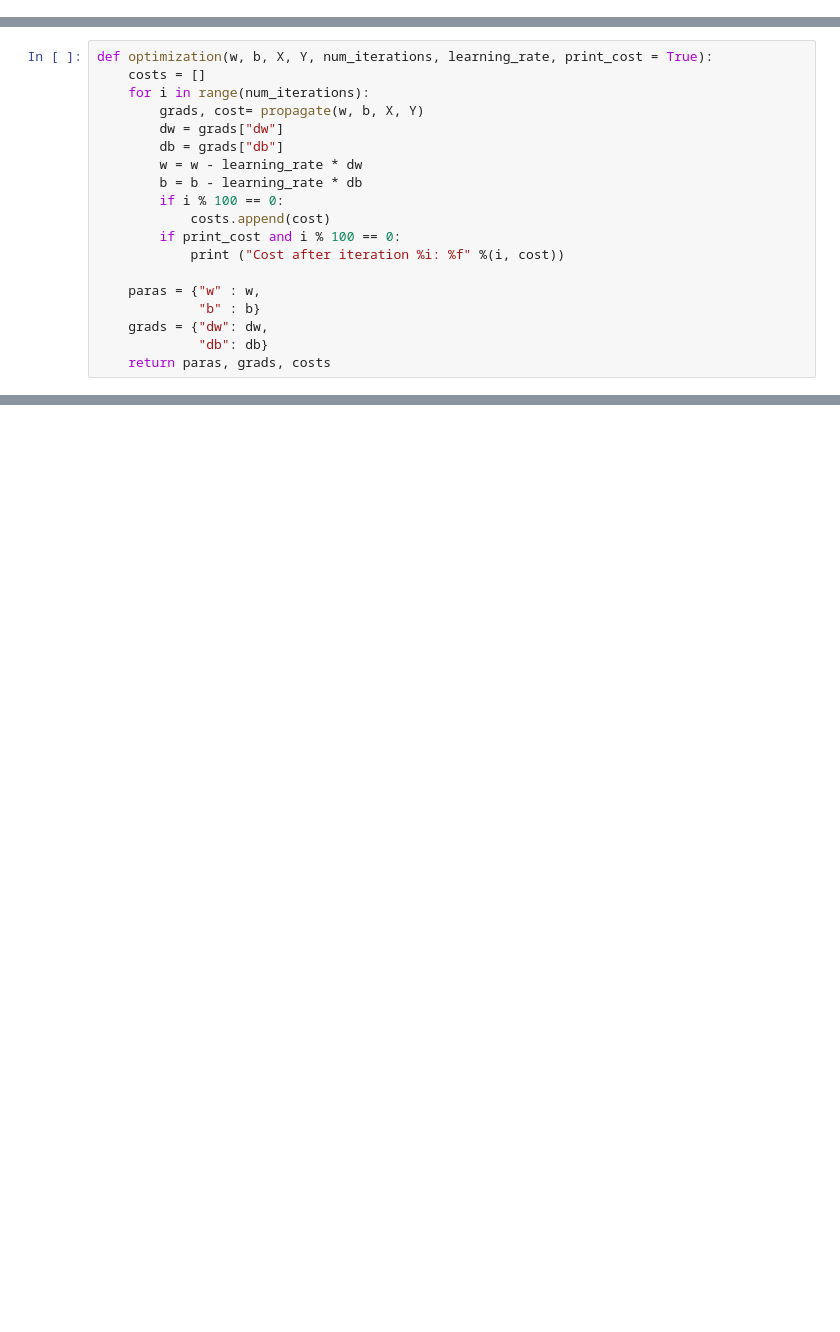
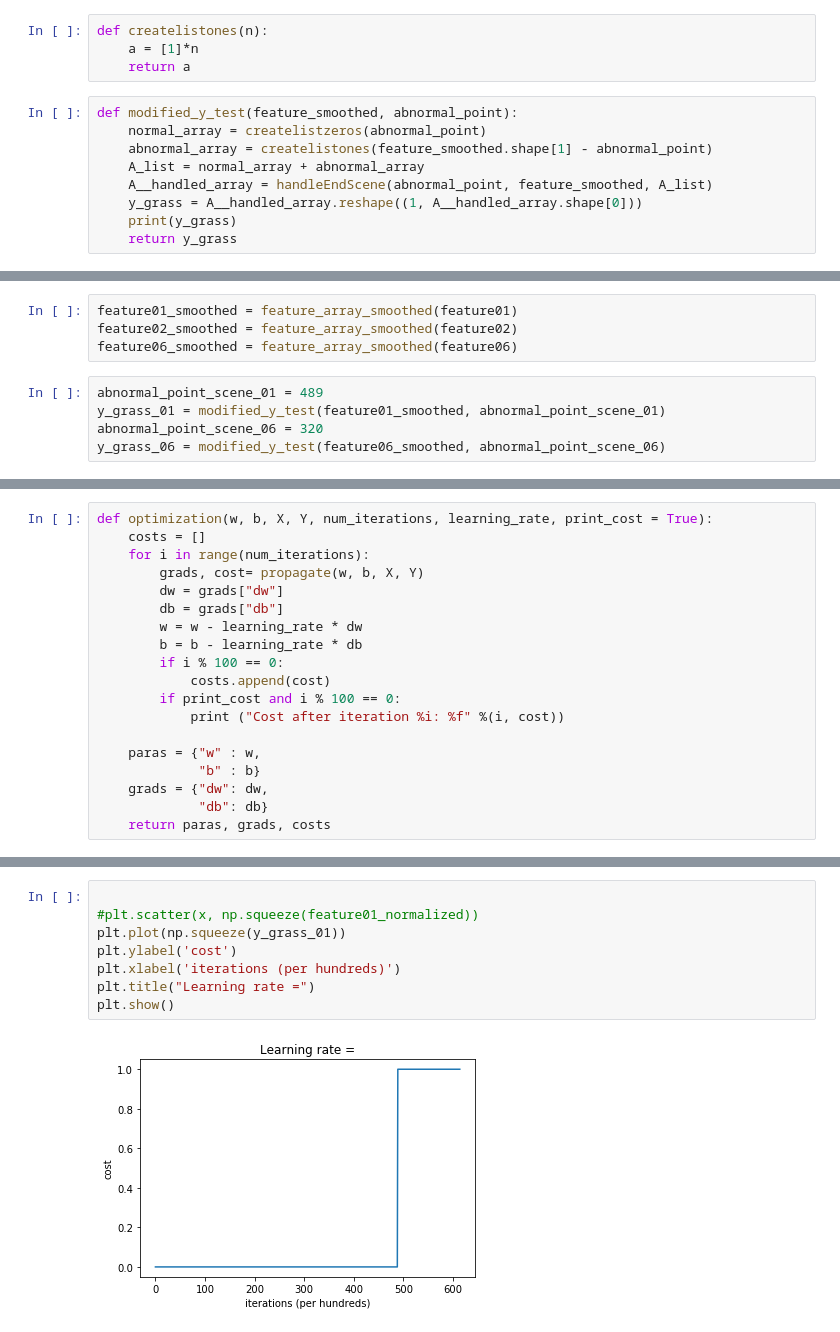
Before and after one commit to patrick0507Joyce/Deeplearning, a Jupyter notebook: Classification.ipynb, the cells around one changed output, grey strips where cells are left out. Cells and saved outputs as stored; diff of their text form; blank space fills up the shorter version.

```diff
--- a/Classification.ipynb
+++ b/Classification.ipynb
@@ -19,0 +50,13 @@ print(train_set_x.shape)
+# %%
+def createlistones(n):
+    a = [1]*n
+    return a
+# %%
+def modified_y_test(feature_smoothed, abnormal_point):
+    normal_array = createlistzeros(abnormal_point)
+    abnormal_array = createlistones(feature_smoothed.shape[1] - abnormal_point)
+    A_list = normal_array + abnormal_array
+    A__handled_array = handleEndScene(abnormal_point, feature_smoothed, A_list)
+    y_grass = A__handled_array.reshape((1, A__handled_array.shape[0]))
+    print(y_grass)
+    return y_grass
@@ -19,0 +70,9 @@ print(train_set_x.shape)
+# %%
+feature01_smoothed = feature_array_smoothed(feature01)
+feature02_smoothed = feature_array_smoothed(feature02)
+feature06_smoothed = feature_array_smoothed(feature06)
+# %%
+abnormal_point_scene_01 = 489
+y_grass_01 = modified_y_test(feature01_smoothed, abnormal_point_scene_01)
+abnormal_point_scene_06 = 320
+y_grass_06 = modified_y_test(feature06_smoothed, abnormal_point_scene_06)
@@ -103 +223,11 @@ NameError: name 'Y' is not defined
+# %%
+
+#plt.scatter(x, np.squeeze(feature01_normalized))
+plt.plot(np.squeeze(y_grass_01))
+plt.ylabel('cost')
+plt.xlabel('iterations (per hundreds)')
+plt.title("Learning rate =")
+plt.show()
+# %% [output]
+[figure, added]
 # %%
```
Also changed, not shown: parts of 19 cells of this notebook, 4 other files.
